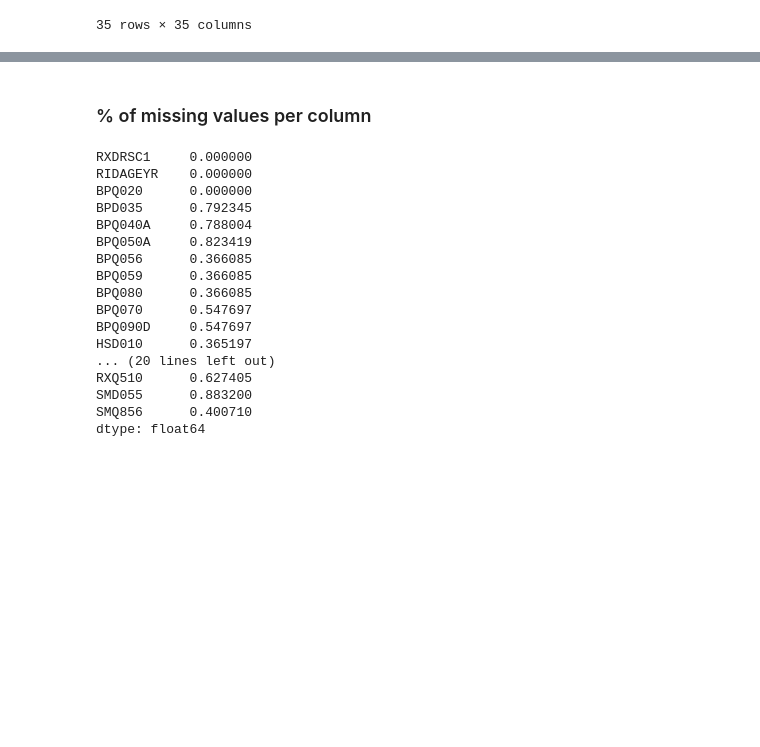
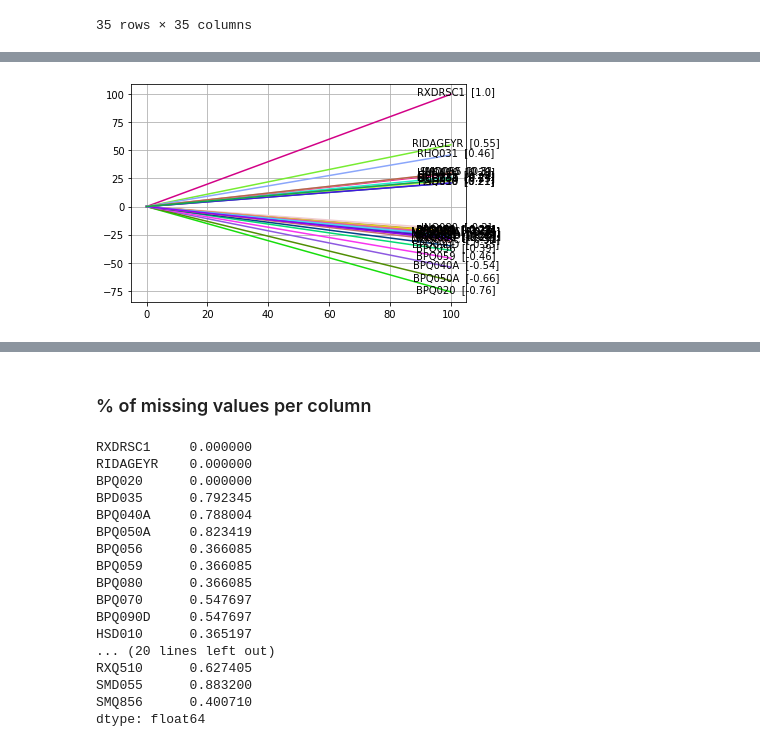
Before and after one commit to jleblond/NHANES_data_analytics, a Jupyter notebook: project_report_part2.ipynb, the cells around one changed output, grey strips where cells are left out. Saved outputs shown, nothing was run; the diff lists cells and outputs as text; code cells hidden in the pictures; blank space fills up the shorter version.

```diff
--- a/project_report_part2.ipynb
+++ b/project_report_part2.ipynb
@@ -132,0 +156,21 @@ plt.show()
+# %%
+corr = np.round(corr, decimals=2)
+
+fig, ax = plt.subplots()
+idx = 0
+for corr_coeff in corr['RXDRSC1']:
+    x = np.linspace(0, 100, 150)
+    y = corr_coeff*x
+    ax.plot(x, y, color=np.random.random(3))
+    ax.grid()
+    ax.annotate(s=corr['RXDRSC1'].index[idx]+'  ['+str(corr_coeff)+']', xy=(x[-1],y[-1]), xytext=(5,0), textcoords='offset points',  ha='center')
+    idx +=1
+
+import os
+outdir = './figs/'
+if not os.path.exists(outdir):
+    os.mkdir(outdir)
+
+fig.savefig(outdir+'linear_corr_with_hypertension.png', bbox_inches = 'tight', dpi=300)
+# %% [output]
+[figure, added]
```
Also changed, not shown: parts of 7 cells of this notebook, 4 other files.
